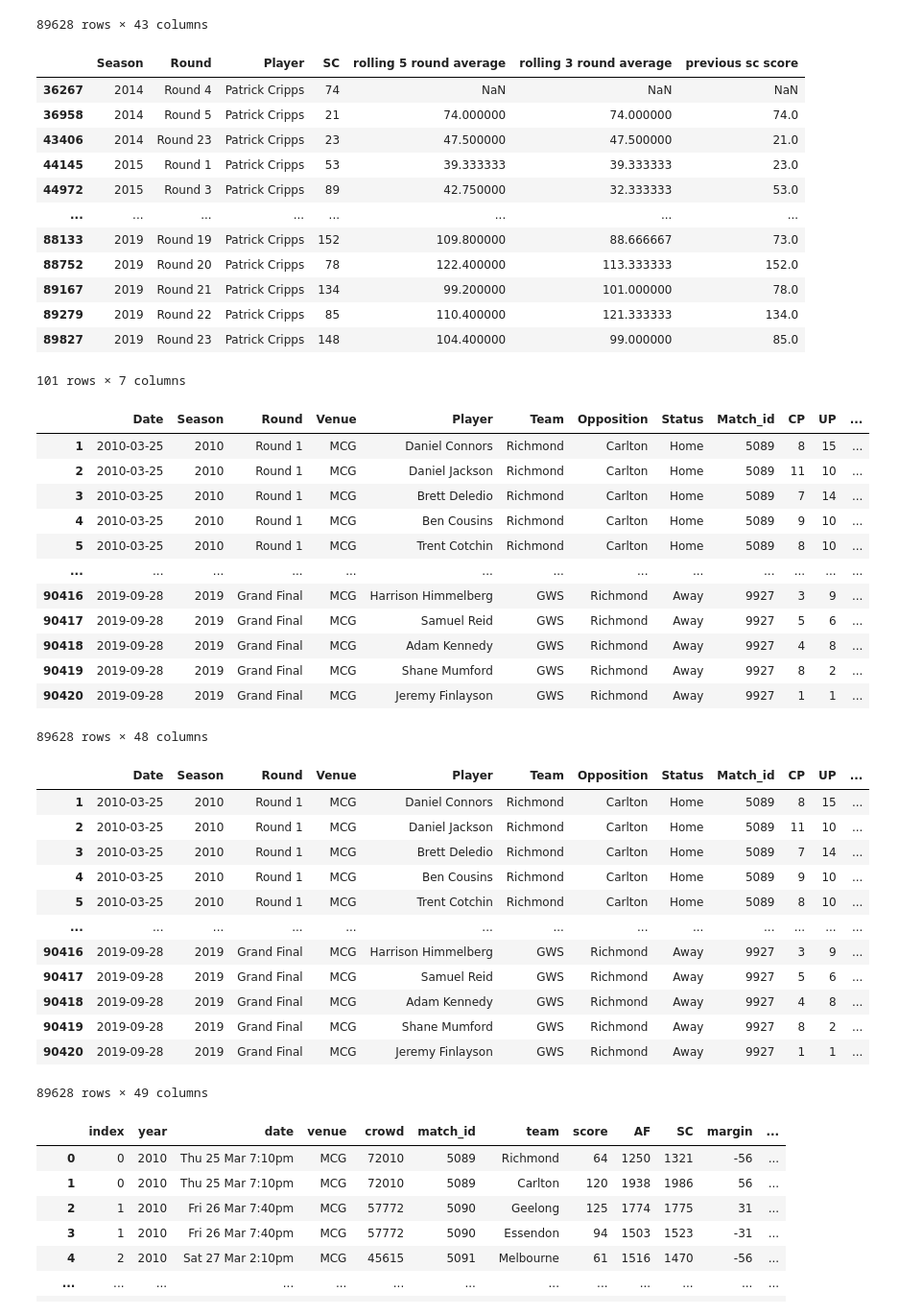
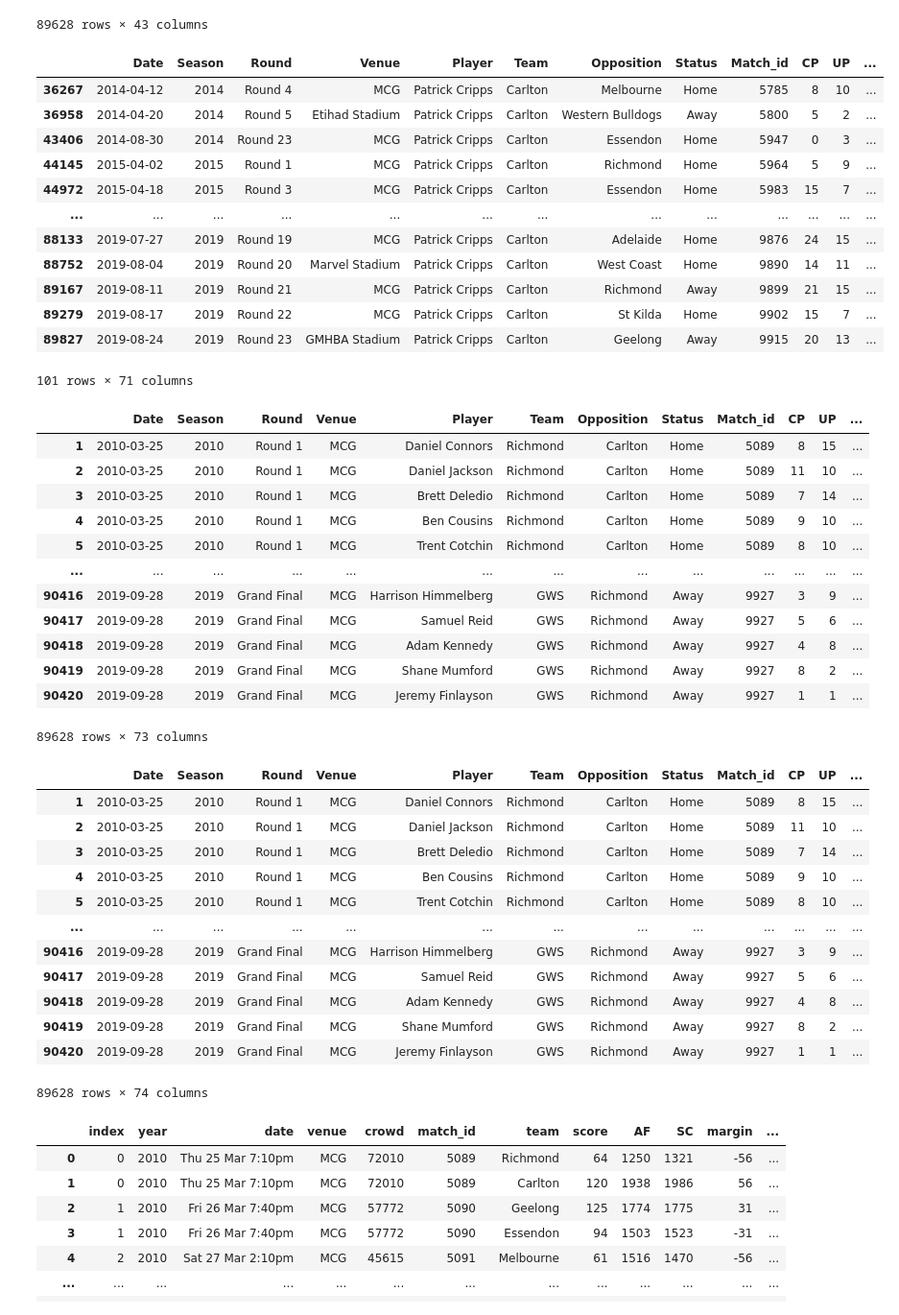
Before and after one commit to mark-richards/afl-eda, a Jupyter notebook: footywire-afl-eda.ipynb, the cells around one changed output. Shown at 96% size. Drawn from its saved outputs; the diff is of its cells as text; code cells hidden in the pictures.

```diff
--- a/footywire-afl-eda.ipynb
+++ b/footywire-afl-eda.ipynb
@@ -231,26 +231,32 @@ df_footywire_data
 # %%
 # Get rolling averages
 def rolling_average(df, window):
     return df.rolling(min_periods=1, window=window).mean().shift(1)
 
+rolling_stat_list = ['CP', 'UP', 'ED', 'DE', 'CM', 'GA', 'MI5', 'One.Percenters', 'BO', 'TOG', 'K', 'HB', 'D', 'M', 'G', 'B', 'T', 'HO', 'GA1', 'I50', 'CL', 'CG', 'R50', 'FF', 'FA']
+
+for stat in rolling_stat_list:
+    df_footywire_data["3_rd_rolling_{}".format(stat)] = df_footywire_data.groupby('Player')[stat].apply(lambda player: rolling_average(player, 3))
+
 df_footywire_data['rolling 5 round average'] = df_footywire_data.groupby('Player')['SC'].apply(lambda player: rolling_average(player, 5))
 df_footywire_data['rolling 3 round average'] = df_footywire_data.groupby('Player')['SC'].apply(lambda player: rolling_average(player, 3))
 df_footywire_data['previous sc score'] = df_footywire_data.groupby('Player')['SC'].apply(lambda player: rolling_average(player, 1))
-df_footywire_data.loc[df_footywire_data['Player'] == 'Patrick Cripps', ['Season', 'Round', 'Player', 'SC', 'rolling 5 round average', 'rolling 3 round average', 'previous sc score']]
+df_footywire_data
+df_footywire_data.loc[df_footywire_data['Player'] == 'Patrick Cripps', :]
 # %% [output]
-|  | Season | Round | Player | SC | rolling 5 round average | rolling 3 round average | previous sc score |
-| 36267 | 2014 | Round 4 | Patrick Cripps | 74 | NaN | NaN | NaN |
-| 36958 | 2014 | Round 5 | Patrick Cripps | 21 | 74.000000 | 74.000000 | 74.0 |
-| 43406 | 2014 | Round 23 | Patrick Cripps | 23 | 47.500000 | 47.500000 | 21.0 |
-| 44145 | 2015 | Round 1 | Patrick Cripps | 53 | 39.333333 | 39.333333 | 23.0 |
-| 44972 | 2015 | Round 3 | Patrick Cripps | 89 | 42.750000 | 32.333333 | 53.0 |
-| ... | ... | ... | ... | ... | ... | ... | ... |
-| 88133 | 2019 | Round 19 | Patrick Cripps | 152 | 109.800000 | 88.666667 | 73.0 |
-| 88752 | 2019 | Round 20 | Patrick Cripps | 78 | 122.400000 | 113.333333 | 152.0 |
-| 89167 | 2019 | Round 21 | Patrick Cripps | 134 | 99.200000 | 101.000000 | 78.0 |
-| 89279 | 2019 | Round 22 | Patrick Cripps | 85 | 110.400000 | 121.333333 | 134.0 |
-| 89827 | 2019 | Round 23 | Patrick Cripps | 148 | 104.400000 | 99.000000 | 85.0 |
+|  | Date | Season | Round | Venue | Player | Team | Opposition | Status | Match_id | CP | UP | ... |
+| 36267 | 2014-04-12 | 2014 | Round 4 | MCG | Patrick Cripps | Carlton | Melbourne | Home | 5785 | 8 | 10 | ... |
+| 36958 | 2014-04-20 | 2014 | Round 5 | Etihad Stadium | Patrick Cripps | Carlton | Western Bulldogs | Away | 5800 | 5 | 2 | ... |
+| 43406 | 2014-08-30 | 2014 | Round 23 | MCG | Patrick Cripps | Carlton | Essendon | Home | 5947 | 0 | 3 | ... |
+| 44145 | 2015-04-02 | 2015 | Round 1 | MCG | Patrick Cripps | Carlton | Richmond | Home | 5964 | 5 | 9 | ... |
+| 44972 | 2015-04-18 | 2015 | Round 3 | MCG | Patrick Cripps | Carlton | Essendon | Home | 5983 | 15 | 7 | ... |
+| ... | ... | ... | ... | ... | ... | ... | ... | ... | ... | ... | ... | ... |
+| 88133 | 2019-07-27 | 2019 | Round 19 | MCG | Patrick Cripps | Carlton | Adelaide | Home | 9876 | 24 | 15 | ... |
+| 88752 | 2019-08-04 | 2019 | Round 20 | Marvel Stadium | Patrick Cripps | Carlton | West Coast | Home | 9890 | 14 | 11 | ... |
+| 89167 | 2019-08-11 | 2019 | Round 21 | MCG | Patrick Cripps | Carlton | Richmond | Away | 9899 | 21 | 15 | ... |
+| 89279 | 2019-08-17 | 2019 | Round 22 | MCG | Patrick Cripps | Carlton | St Kilda | Home | 9902 | 15 | 7 | ... |
+| 89827 | 2019-08-24 | 2019 | Round 23 | GMHBA Stadium | Patrick Cripps | Carlton | Geelong | Away | 9915 | 20 | 13 | ... |
-101 rows × 7 columns
+101 rows × 71 columns
 # %%
 # Get home/away status
 status_dummies = pd.get_dummies(df_footywire_data['Status'], prefix='Status')
@@ -269,7 +275,7 @@ df_footywire_data
 | 90418 | 2019-09-28 | 2019 | Grand Final | MCG | Adam Kennedy | GWS | Richmond | Away | 9927 | 4 | 8 | ... |
 | 90419 | 2019-09-28 | 2019 | Grand Final | MCG | Shane Mumford | GWS | Richmond | Away | 9927 | 8 | 2 | ... |
 | 90420 | 2019-09-28 | 2019 | Grand Final | MCG | Jeremy Finlayson | GWS | Richmond | Away | 9927 | 1 | 1 | ... |
-89628 rows × 48 columns
+89628 rows × 73 columns
 # %%
 df_footywire_data['opposition_match_identifier'] = df_footywire_data['Match_id'].astype(str) + '_' + df_footywire_data['Opposition']
 df_footywire_data
@@ -286,7 +292,7 @@ df_footywire_data
 | 90418 | 2019-09-28 | 2019 | Grand Final | MCG | Adam Kennedy | GWS | Richmond | Away | 9927 | 4 | 8 | ... |
 | 90419 | 2019-09-28 | 2019 | Grand Final | MCG | Shane Mumford | GWS | Richmond | Away | 9927 | 8 | 2 | ... |
 | 90420 | 2019-09-28 | 2019 | Grand Final | MCG | Jeremy Finlayson | GWS | Richmond | Away | 9927 | 1 | 1 | ... |
-89628 rows × 49 columns
+89628 rows × 74 columns
 # %%
 # Get rolling previous team SC scores
 renamed_cols = {
```
Also changed, not shown: parts of 12 cells of this notebook.
